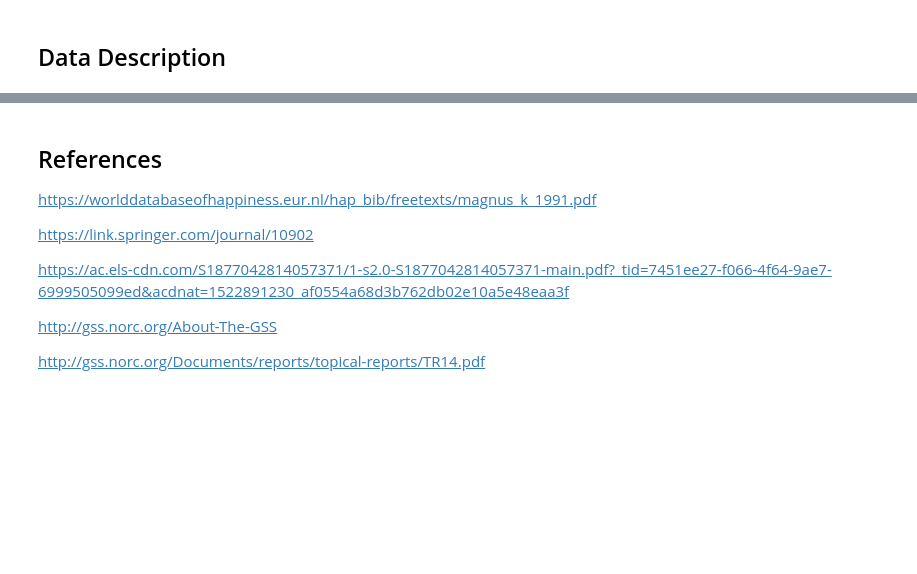
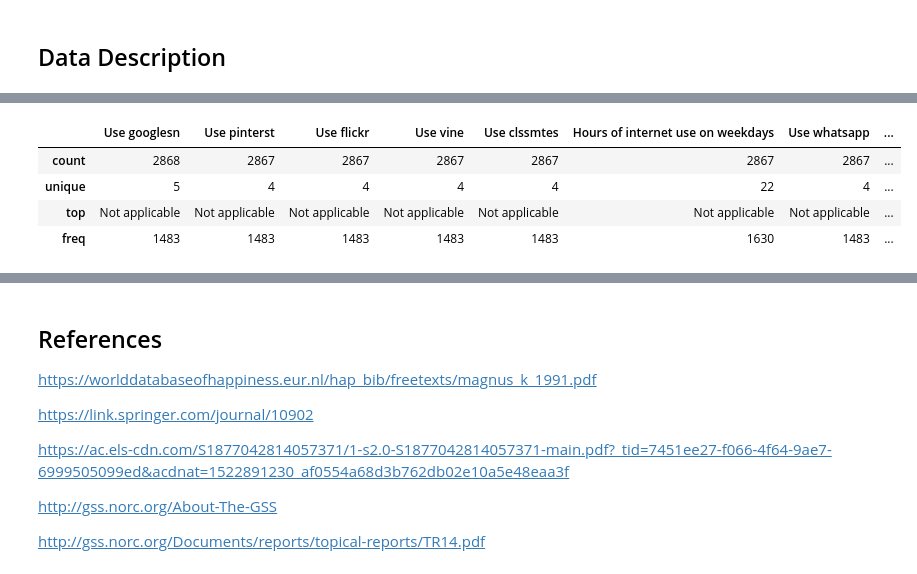
Before and after one commit to shrutirao94/pursuit-of-happiness, a Jupyter notebook: The Pursuit of Happiness.ipynb, the cells around one changed output, grey strips where cells are left out. Cells and saved outputs as stored; diff of their text form; code cells hidden in the pictures; blank space fills up the shorter version.

```diff
--- a/The Pursuit of Happiness.ipynb
+++ b/The Pursuit of Happiness.ipynb
@@ -34,0 +48,15 @@ For this research, the data is taken from the General Social Survey (GSS). The G
+# %%
+data = data.drop(['Gss year for this respondent                       ', 'Do you use any other social networks'
+           , 'First other social network','Second other social network', 'Third other social network'
+           , 'Minutes of internet use on weekends','Respondent id number','Ballot used for interview'
+           ,'Use internet/apps more than occassionally','Use internet/apps from phone or tablet'
+           , 'Used internet/apps yesterday','Which social network did you join most recently'
+           , 'Which social network did you join first', 'Minutes of internet use on weekdays'], axis =1)
+# %%
+data.describe()
+# %% [output]
+|  | Use googlesn | Use pinterst | Use flickr | Use vine | Use clssmtes | Hours of internet use on weekdays | Use whatsapp | ... |
+| count | 2868 | 2867 | 2867 | 2867 | 2867 | 2867 | 2867 | ... |
+| unique | 5 | 4 | 4 | 4 | 4 | 22 | 4 | ... |
+| top | Not applicable | Not applicable | Not applicable | Not applicable | Not applicable | Not applicable | Not applicable | ... |
+| freq | 1483 | 1483 | 1483 | 1483 | 1483 | 1630 | 1483 | ... |
```
Also changed, not shown: parts of 8 cells of this notebook.
